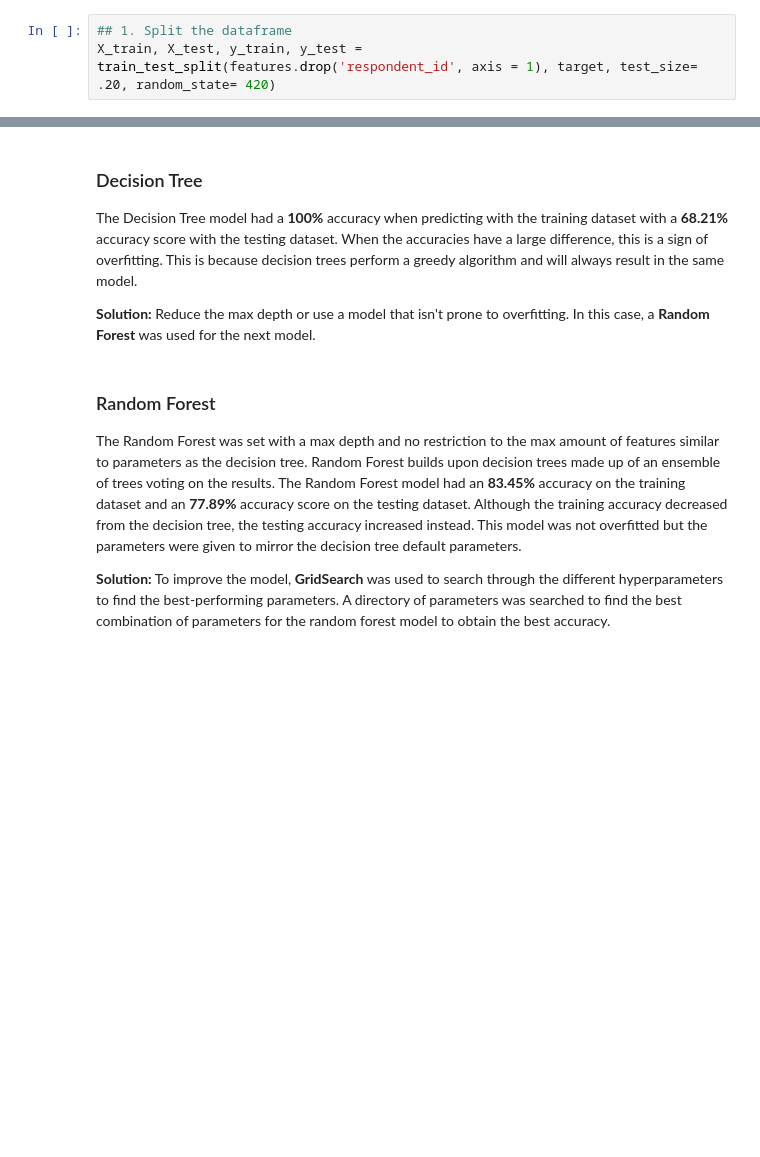
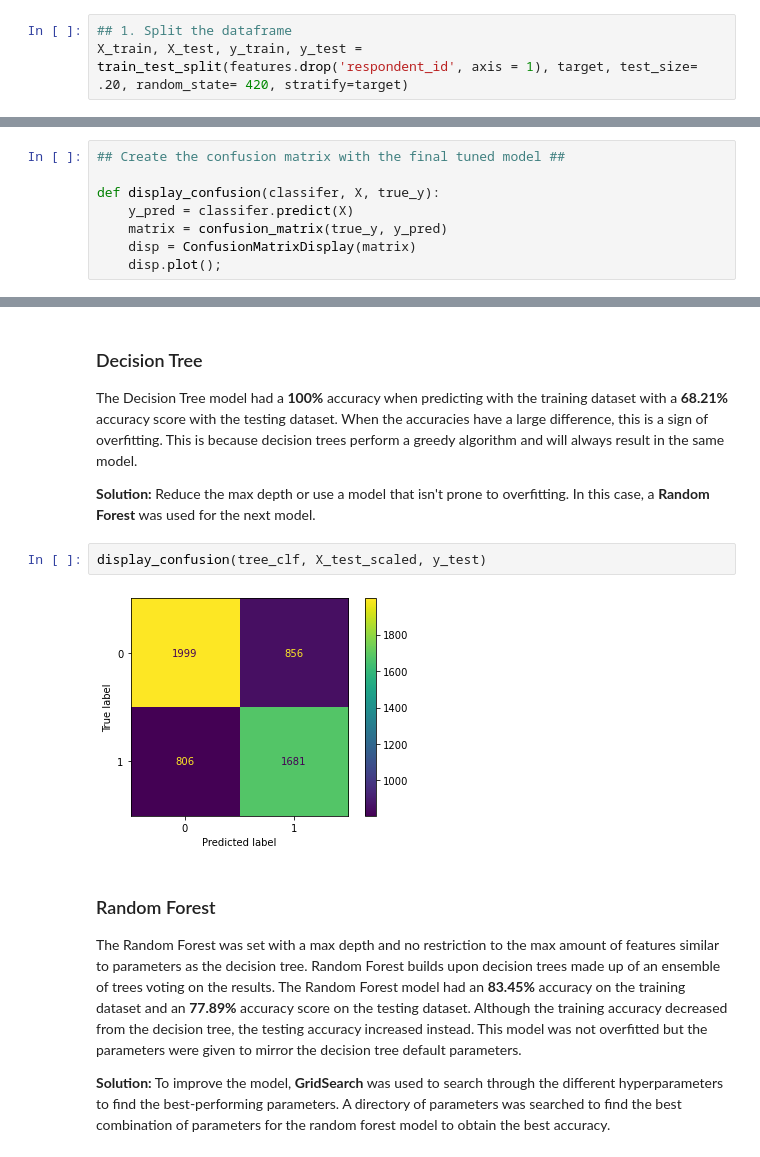
Before and after one commit to Tommyphung1/Predicting-Patient-Vaccine-Status, a Jupyter notebook: main_notebook.ipynb, the cells around one changed output, grey strips where cells are left out. Saved outputs shown, nothing was run; the diff lists cells and outputs as text; blank space fills up the shorter version.

```diff
--- a/main_notebook.ipynb
+++ b/main_notebook.ipynb
@@ -147,4 +169,4 @@ For this model, we will be focusing on the **season flu vaccine** label from the
 5. Normalize the data to have the same scale
 # %%
 ## 1. Split the dataframe
-X_train, X_test, y_train, y_test = train_test_split(features.drop('respondent_id', axis = 1), target, test_size= .20, random_state= 420)
+X_train, X_test, y_train, y_test = train_test_split(features.drop('respondent_id', axis = 1), target, test_size= .20, random_state= 420, stratify=target)
@@ -313,3 +362,11 @@ Recall Score: 75.39%
+# %%
+## Create the confusion matrix with the final tuned model ##
+
+def display_confusion(classifer, X, true_y):
+    y_pred = classifer.predict(X)
+    matrix = confusion_matrix(true_y, y_pred)
+    disp = ConfusionMatrixDisplay(matrix)
+    disp.plot();
 # %% [markdown]
 ## Evaluation
 # %% [markdown]
@@ -317,6 +374,10 @@ Recall Score: 75.39%
 The Decision Tree model had a **100%** accuracy when predicting with the training dataset with a **68.21%** accuracy score with the testing dataset. When the accuracies have a large difference, this is a sign of overfitting. This is because decision trees perform a greedy algorithm and will always result in the same model.
 
 **Solution:** Reduce the max depth or use a model that isn't prone to overfitting. In this case, a **Random Forest** was used for the next model.
+# %%
+display_confusion(tree_clf, X_test_scaled, y_test)
+# %% [output]
+[figure, added]
 # %% [markdown]
 ### Random Forest
 The Random Forest was set with a max depth and no restriction to the max amount of features similar to parameters as the decision tree. Random Forest builds upon decision trees made up of an ensemble of trees voting on the results. The Random Forest model had an **83.45%** accuracy on the training dataset and an **77.89%** accuracy score on the testing dataset. Although the training accuracy decreased from the decision tree, the testing accuracy increased instead. This model was not overfitted but the parameters were given to mirror the decision tree default parameters.
```
Also changed, not shown: parts of 18 cells of this notebook, 5 other files.
